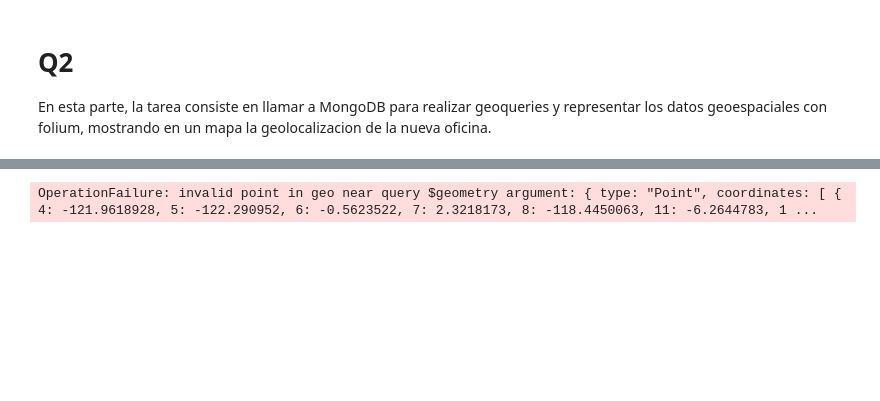
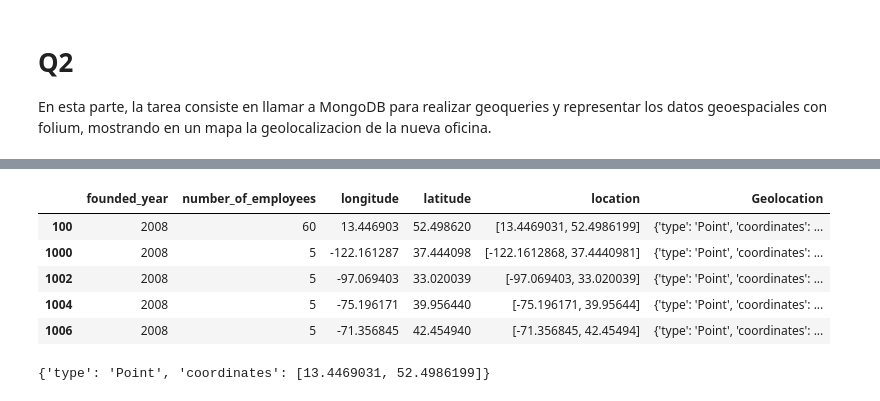
Before and after one commit to Viktor200606/datamex-0719, a Jupyter notebook: semana5/lab-geoloc/your-code/Q2.ipynb, the cells around one changed output, grey strips where cells are left out. Drawn from its saved outputs; the diff is of its cells as text; code cells hidden in the pictures; blank space fills up the shorter version.

```diff
--- a/semana5/lab-geoloc/your-code/Q2.ipynb
+++ b/semana5/lab-geoloc/your-code/Q2.ipynb
@@ -31,10 +26,16 @@ startups1.head()
-# %%
-def findNear(location, ratio=1000):
-    return startups.find(
-                        {'Geolocation':
-                             {'$near':{'$geometry':location, '$maxDistance':ratio}}
-                        }
-                        )
-startups1['nearest'] = startups1['location'].apply(lambda x: list(findNear(x)))
-# %% [output]
-OperationFailure: invalid point in geo near query $geometry argument: { type: "Point", coordinates: [ { 4: -121.9618928, 5: -122.290952, 6: -0.5623522, 7: 2.3218173, 8: -118.4450063, 11: -6.2644783, 1 ...
+# %%
+startups1['location'] = startups1.apply(lambda x: [x.longitude, x.latitude], axis=1)
+startups1['Geolocation'] = startups1.apply(lambda x: { "type":"Point", "coordinates":[x.longitude, x.latitude]}, axis=1)
+
+startups1.head()
+# %% [output]
+|  | founded_year | number_of_employees | longitude | latitude | location | Geolocation |
+| 100 | 2008 | 60 | 13.446903 | 52.498620 | [13.4469031, 52.4986199] | {'type': 'Point', 'coordinates': ... |
+| 1000 | 2008 | 5 | -122.161287 | 37.444098 | [-122.1612868, 37.4440981] | {'type': 'Point', 'coordinates': ... |
+| 1002 | 2008 | 5 | -97.069403 | 33.020039 | [-97.069403, 33.020039] | {'type': 'Point', 'coordinates': ... |
+| 1004 | 2008 | 5 | -75.196171 | 39.956440 | [-75.196171, 39.95644] | {'type': 'Point', 'coordinates': ... |
+| 1006 | 2008 | 5 | -71.356845 | 42.454940 | [-71.356845, 42.45494] | {'type': 'Point', 'coordinates': ... |
+# %%
+startups1.Geolocation.iloc[0]
+# %% [output]
+{'type': 'Point', 'coordinates': [13.4469031, 52.4986199]}
```
Also changed, not shown: parts of 10 cells of this notebook, 2 other files.
